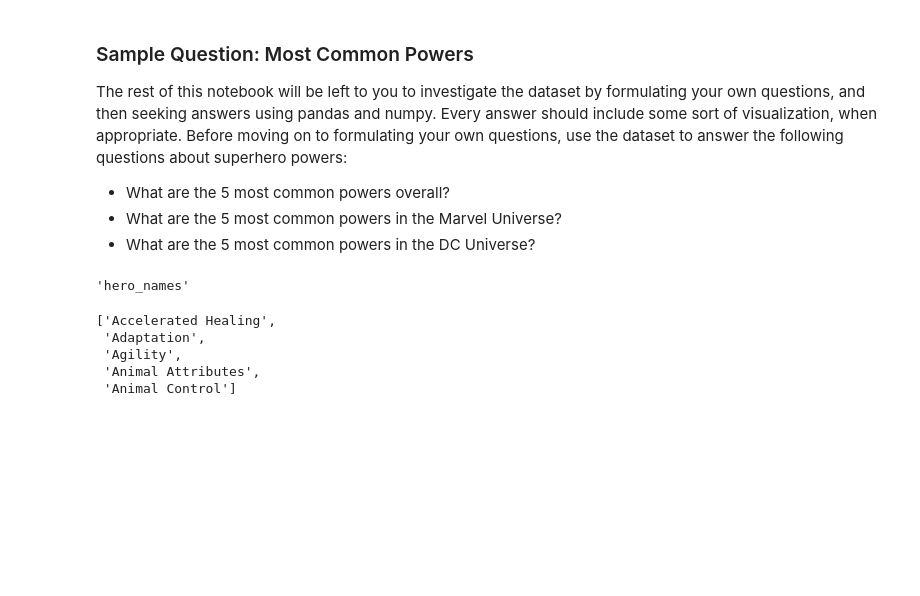
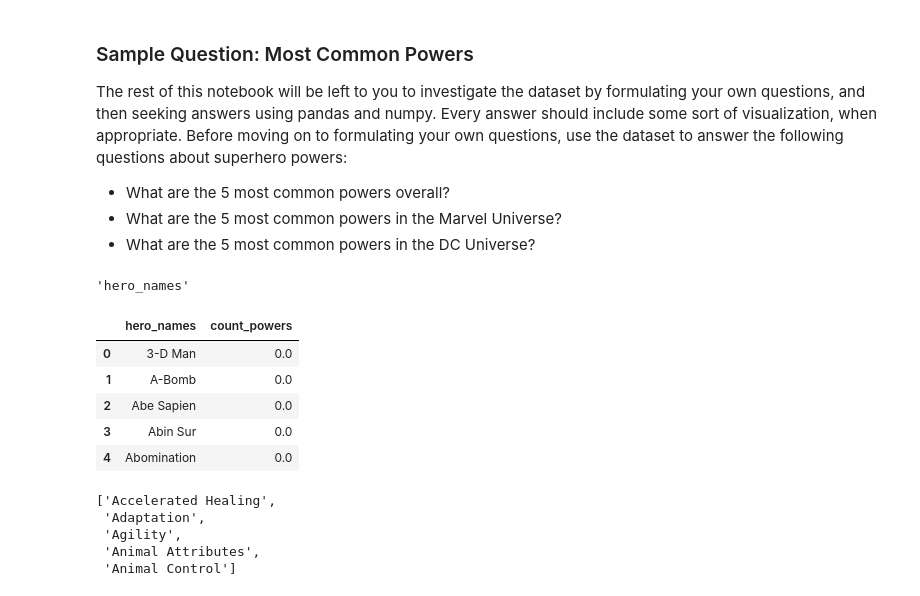
Before and after one commit to MissAle17/dsc-1-04-13-project-data-cleaning-online-ds-sp-000, a Jupyter notebook: index.ipynb, the cells around one changed output. Saved outputs shown, nothing was run; the diff lists cells and outputs as text; code cells hidden in the pictures; blank space fills up the shorter version.

```diff
--- a/index.ipynb
+++ b/index.ipynb
@@ -447,8 +447,16 @@ powers.pop(0)
 # %%
 power = powers_df*1
 power.loc[:,'count_powers'] = power.iloc[:, 1:].sum(axis=1)
-#hero_wpower = power[['hero_names','count_powers']]
+hero_wpower = power[['hero_names','count_powers']]
+hero_wpower.head()
 #hero_wpower = hero_wpower.sort_values(by = 'count_powers',ascending=False)
+# %% [output]
+|  | hero_names | count_powers |
+| 0 | 3-D Man | 0.0 |
+| 1 | A-Bomb | 0.0 |
+| 2 | Abe Sapien | 0.0 |
+| 3 | Abin Sur | 0.0 |
+| 4 | Abomination | 0.0 |
 # %%
 #powers = list(powers_df.columns.values)
 #def top_power (dataframe, num):
```
